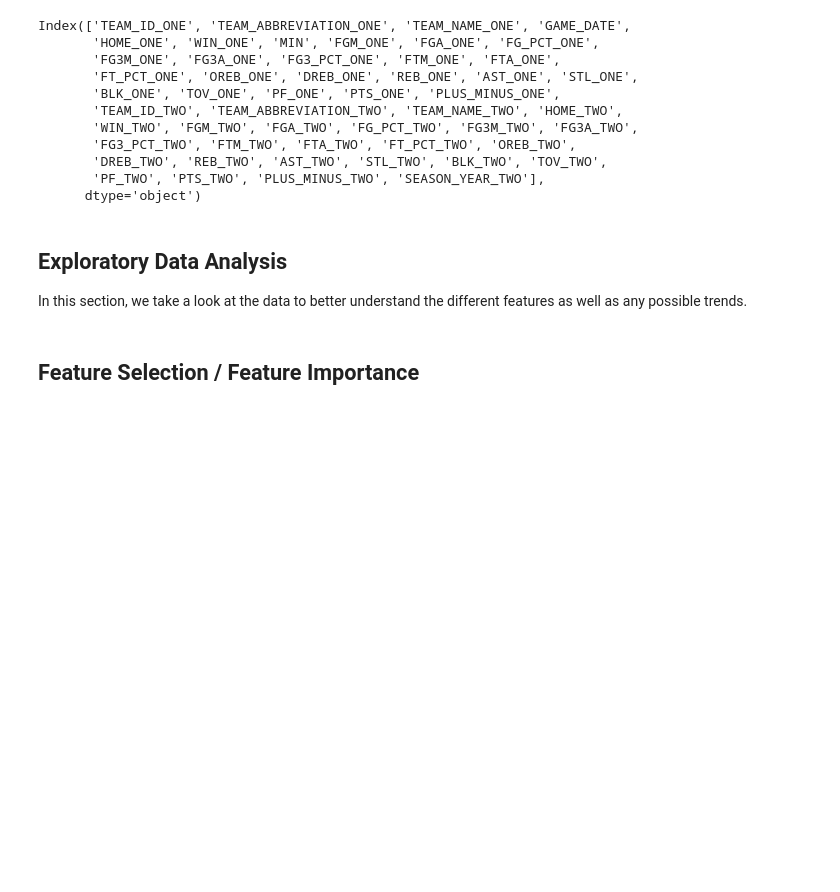
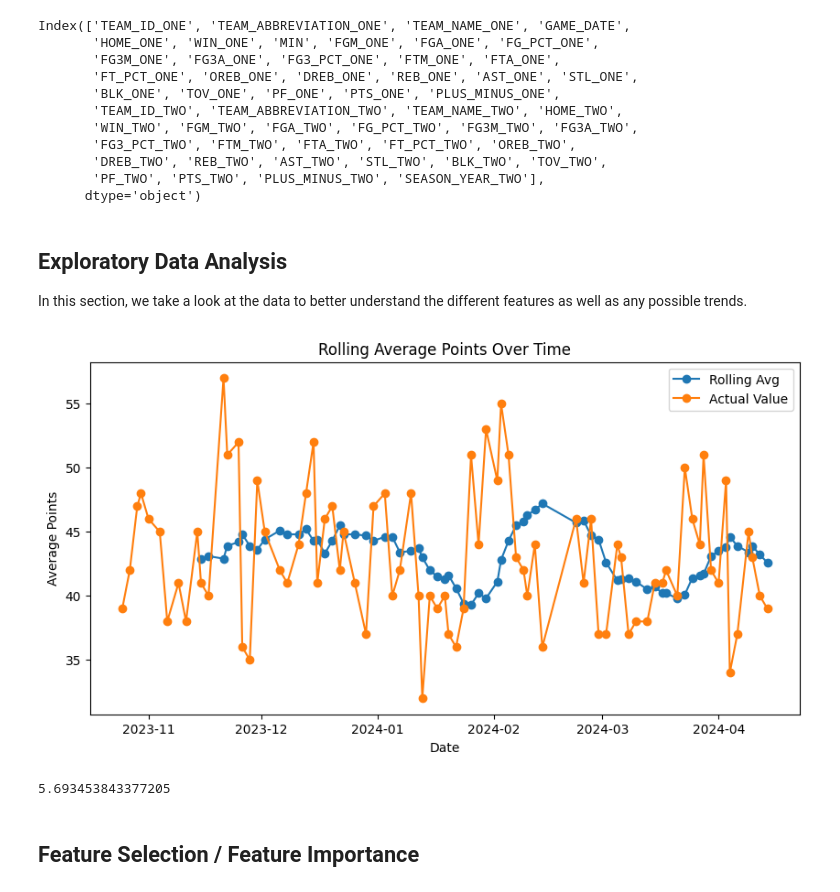
Before and after one commit to tanmbillawala/nba_game_predictor, a Jupyter notebook: CMPE257Project.ipynb, the cells around one changed output. Saved outputs shown, nothing was run; the diff lists cells and outputs as text; code cells hidden in the pictures; blank space fills up the shorter version.

```diff
--- a/CMPE257Project.ipynb
+++ b/CMPE257Project.ipynb
@@ -297,6 +331,47 @@ Index(['TEAM_ID_ONE', 'TEAM_ABBREVIATION_ONE', 'TEAM_NAME_ONE', 'GAME_DATE',
 # %% [markdown]
 ## Exploratory Data Analysis
 In this section, we take a look at the data to better understand the different features as well as any possible trends.
+# %%
+def rollingAvg(team_id, feature_name, rolling_window = 3, season = 0, plot = True) :
+    """
+    This function takes a team and feature and calculate the rolling average (not including the game on a given date)
+    and the actual value of that feature on the day. It can visualize this comparison and returns the RMSE between the
+    rolling average and actual value.
+
+    Inputs:
+    team_id: integer from 0-29 representing a team (required)
+    feature_name: string of a column of integer values from the dataset (required)
+    rolling_window: how many days to average over (default = 3)
+    season: season we are looking at (defaults to most current season)
+    plot: whether or not to plot the function (default = True)
+    """
+    if (season < all_stats_cleaned['SEASON_YEAR'].min()) or (season > all_stats_cleaned['SEASON_YEAR'].max()) :
+        season = all_stats_cleaned['SEASON_YEAR'].max()
+
+    data = all_stats_cleaned[(all_stats_cleaned['TEAM_ID'] == team_id) & (all_stats_cleaned['SEASON_YEAR'] == season)]
+    data = data[['GAME_DATE', feature_name]].sort_values(by='GAME_DATE')
+    data['SHIFTED'] = data[feature_name].shift(1)
+    data['ROLLING_AVG'] = data['SHIFTED'].rolling(window = rolling_window).mean()
+    if plot :
+        plt.figure(figsize=(10,5))
+        plt.plot(data['GAME_DATE'], data['ROLLING_AVG'], marker = 'o', linestyle = '-', label = "Rolling Avg")
+        plt.plot(data['GAME_DATE'], data[feature_name], marker = 'o', linestyle = '-', label = "Actual Value")
+        plt.xlabel("Date")
+        plt.ylabel("Average Points")
+        plt.title("Rolling Average Points Over Time")
+        plt.legend()
+        plt.show()
+
+    # Calculate RMSE
+    data = data.dropna()
+    error = np.sqrt(np.mean((data[feature_name].values-data['ROLLING_AVG'].values) ** 2))
+    return error
+# %%
+rmse_10 = rollingAvg(0, 'FGM', 10)
+rmse_10
+# %% [output]
+[figure, added]
+5.693453843377205
 # %% [markdown]
 ## Feature Selection / Feature Importance
 # %%
```
Also changed, not shown: parts of 16 cells of this notebook.
